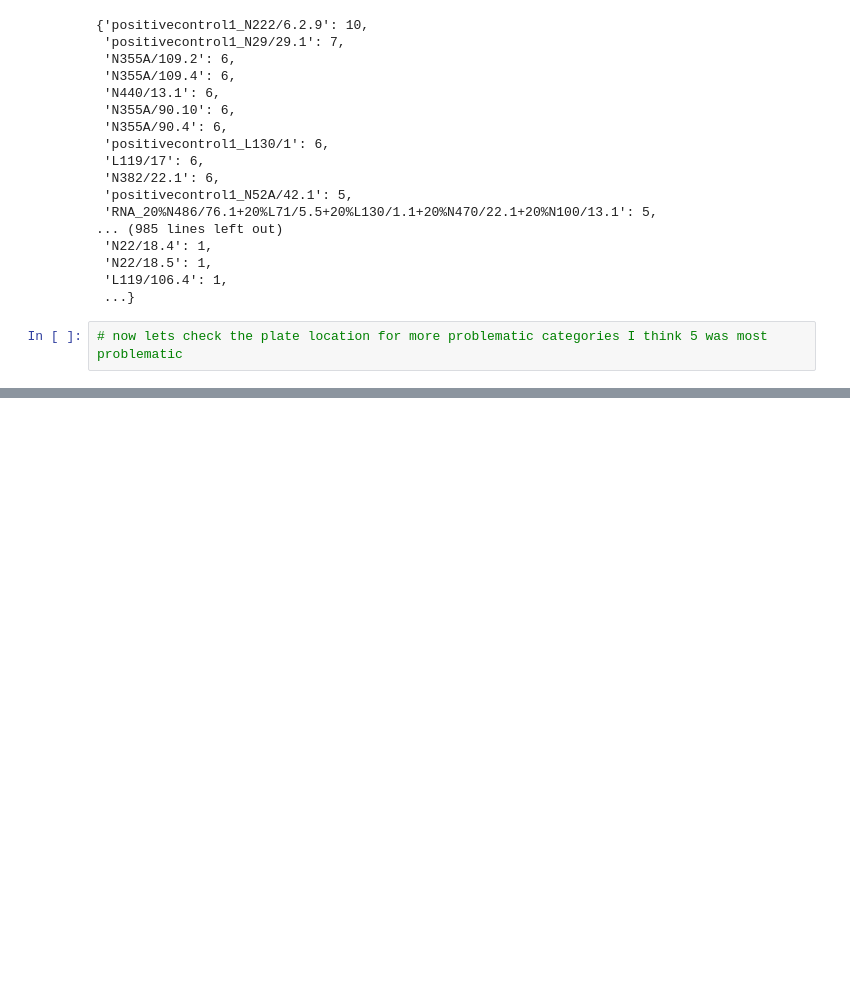
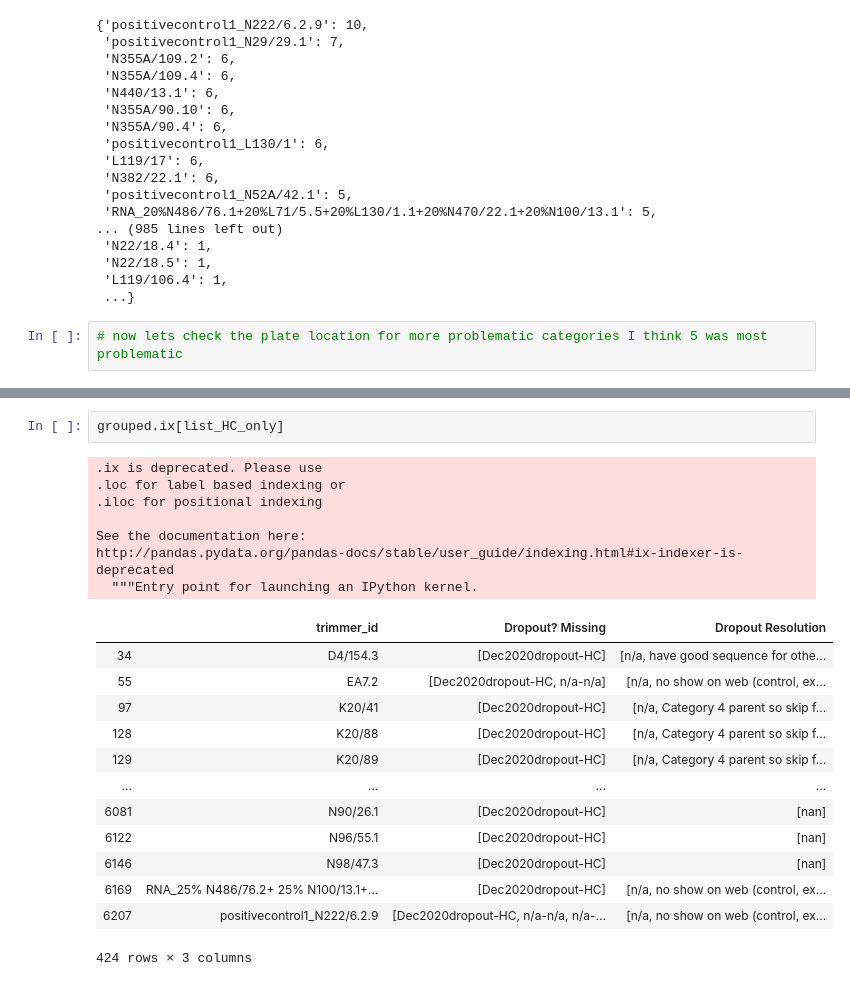
Before and after one commit to ucdavis-bioinformatics/NeuroMabSeq, a Jupyter notebook: trimmer/DropoutandDups.ipynb, the cells around one changed output, grey strips where cells are left out. Saved outputs shown, nothing was run; the diff lists cells and outputs as text; blank space fills up the shorter version.

```diff
--- a/trimmer/DropoutandDups.ipynb
+++ b/trimmer/DropoutandDups.ipynb
@@ -148,0 +331,23 @@ for index,row in data.iterrows():
+# %%
+grouped.ix[list_HC_only]
+# %% [output]
+.ix is deprecated. Please use
+.loc for label based indexing or
+.iloc for positional indexing
+
+See the documentation here:
+http://pandas.pydata.org/pandas-docs/stable/user_guide/indexing.html#ix-indexer-is-deprecated
+  """Entry point for launching an IPython kernel.
+|  | trimmer_id | Dropout? Missing | Dropout Resolution |
+| 34 | D4/154.3 | [Dec2020dropout-HC] | [n/a, have good sequence for othe... |
+| 55 | EA7.2 | [Dec2020dropout-HC, n/a-n/a] | [n/a, no show on web (control, ex... |
+| 97 | K20/41 | [Dec2020dropout-HC] | [n/a, Category 4 parent so skip f... |
+| 128 | K20/88 | [Dec2020dropout-HC] | [n/a, Category 4 parent so skip f... |
+| 129 | K20/89 | [Dec2020dropout-HC] | [n/a, Category 4 parent so skip f... |
+| ... | ... | ... | ... |
+| 6081 | N90/26.1 | [Dec2020dropout-HC] | [nan] |
+| 6122 | N96/55.1 | [Dec2020dropout-HC] | [nan] |
+| 6146 | N98/47.3 | [Dec2020dropout-HC] | [nan] |
+| 6169 | RNA_25% N486/76.2+ 25% N100/13.1+... | [Dec2020dropout-HC] | [n/a, no show on web (control, ex... |
+| 6207 | positivecontrol1_N222/6.2.9 | [Dec2020dropout-HC, n/a-n/a, n/a-... | [n/a, no show on web (control, ex... |
+424 rows × 3 columns
```
Also changed, not shown: parts of 17 cells of this notebook, 9 other files.
